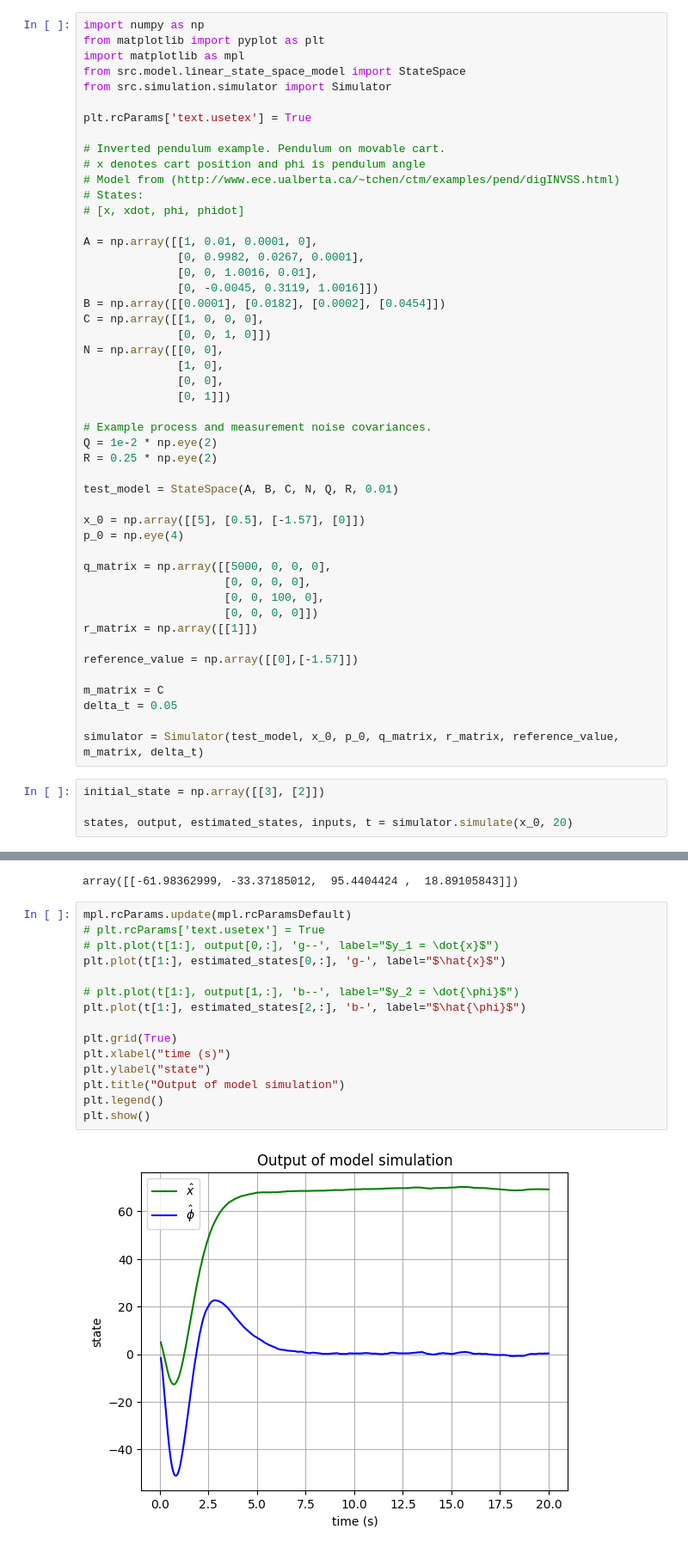
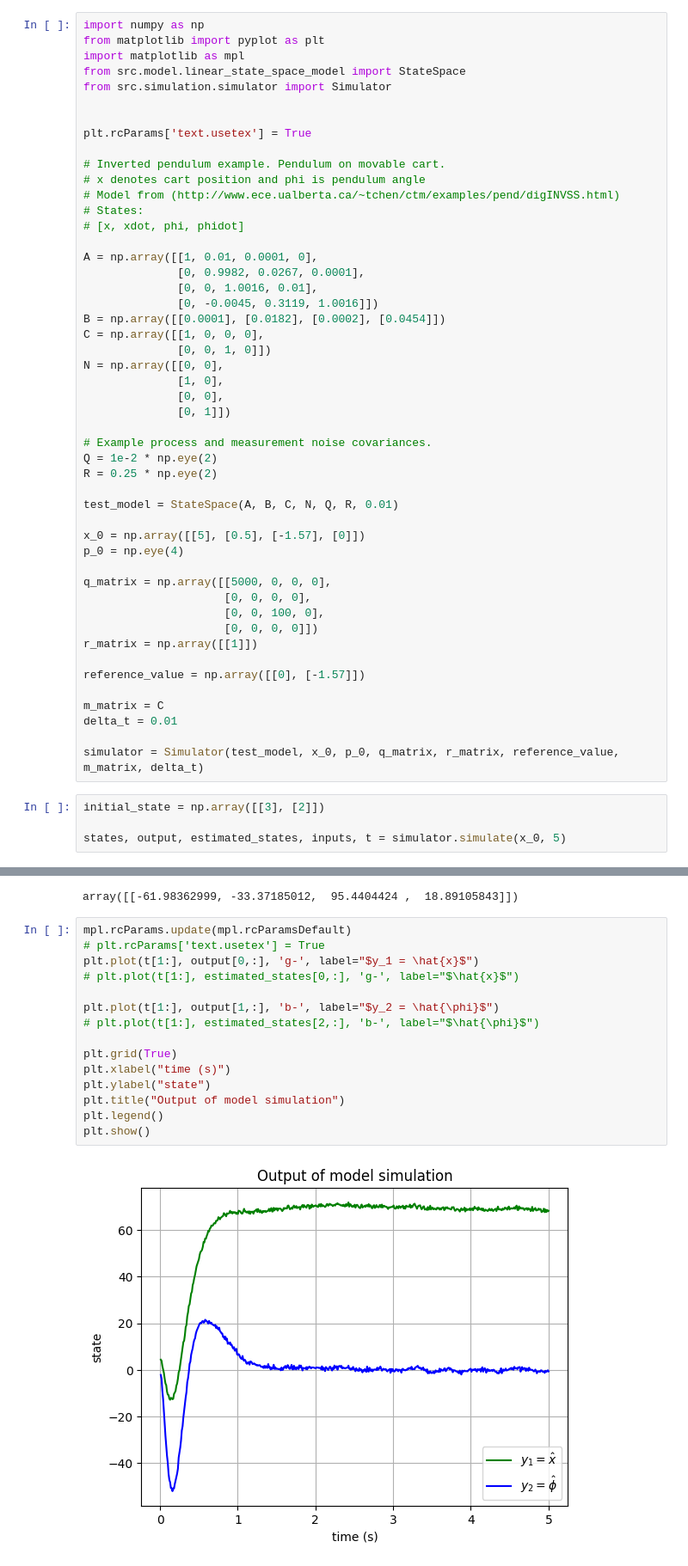
Before and after one commit to sevag-tafnakaji/state_space_visualisers, a Jupyter notebook: test_file.ipynb, the cells around one changed output, grey strips where cells are left out. Shown: that part at 86% size. Drawn from its saved outputs; the diff is of its cells as text.

```diff
--- a/test_file.ipynb
+++ b/test_file.ipynb
@@ -4,6 +4,7 @@ from matplotlib import pyplot as plt
 import matplotlib as mpl
 from src.model.linear_state_space_model import StateSpace
 from src.simulation.simulator import Simulator
+
 
 plt.rcParams['text.usetex'] = True
 
@@ -40,16 +41,16 @@ q_matrix = np.array([[5000, 0, 0, 0],
                      [0, 0, 0, 0]])
 r_matrix = np.array([[1]])
 
-reference_value = np.array([[0],[-1.57]])
+reference_value = np.array([[0], [-1.57]])
 
 m_matrix = C
-delta_t = 0.05
+delta_t = 0.01
 
 simulator = Simulator(test_model, x_0, p_0, q_matrix, r_matrix, reference_value, m_matrix, delta_t)
 # %%
 initial_state = np.array([[3], [2]])
 
-states, output, estimated_states, inputs, t = simulator.simulate(x_0, 20)
+states, output, estimated_states, inputs, t = simulator.simulate(x_0, 5)
 # %%
 simulator.lqr_controller.get_lqr_gains()
 # %% [output]
@@ -57,17 +58,17 @@ array([[-61.98362999, -33.37185012,  95.4404424 ,  18.89105843]])
 # %%
 mpl.rcParams.update(mpl.rcParamsDefault)
 # plt.rcParams['text.usetex'] = True
-# plt.plot(t[1:], output[0,:], 'g--', label="$y_1 = \dot{x}$")
-plt.plot(t[1:], estimated_states[0,:], 'g-', label="$\hat{x}$")
+plt.plot(t[1:], output[0,:], 'g-', label="$y_1 = \hat{x}$")
+# plt.plot(t[1:], estimated_states[0,:], 'g-', label="$\hat{x}$")
 
-# plt.plot(t[1:], output[1,:], 'b--', label="$y_2 = \dot{\phi}$")
-plt.plot(t[1:], estimated_states[2,:], 'b-', label="$\hat{\phi}$")
+plt.plot(t[1:], output[1,:], 'b-', label="$y_2 = \hat{\phi}$")
+# plt.plot(t[1:], estimated_states[2,:], 'b-', label="$\hat{\phi}$")
 
 plt.grid(True)
 plt.xlabel("time (s)")
 plt.ylabel("state")
 plt.title("Output of model simulation")
 plt.legend()
 plt.show()
 # %% [output]
-[figure, old version]
+[figure, new version]
```
Also changed, not shown: parts of 5 cells of this notebook, 6 other files.
